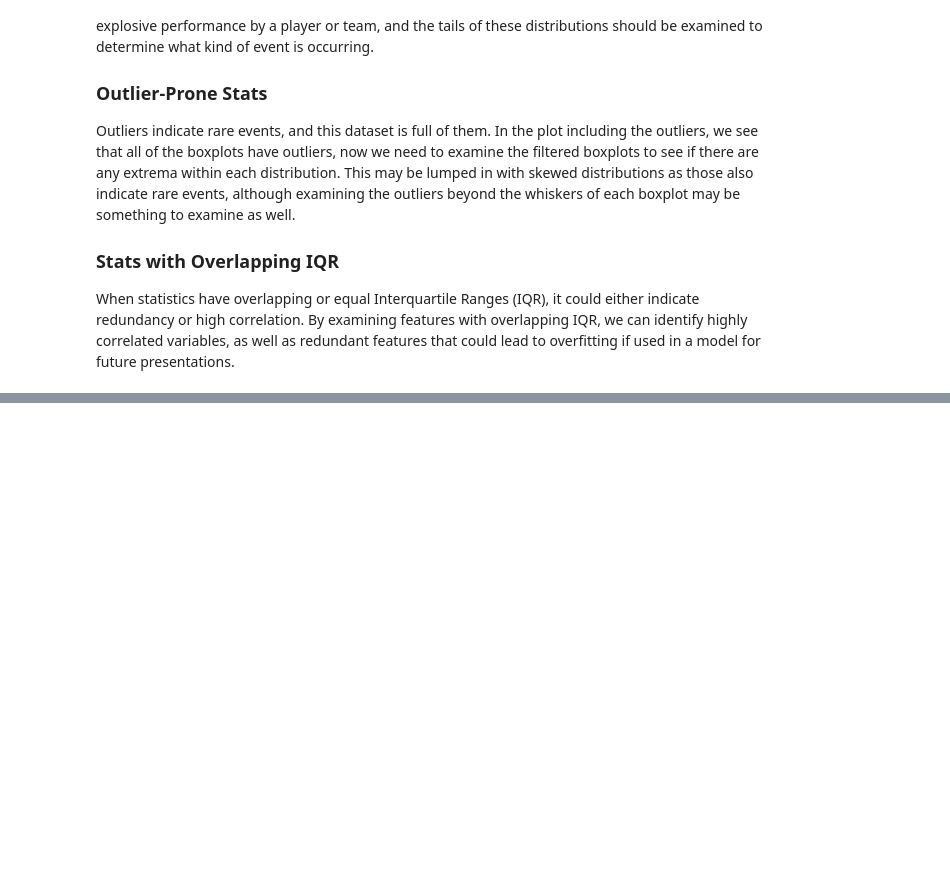
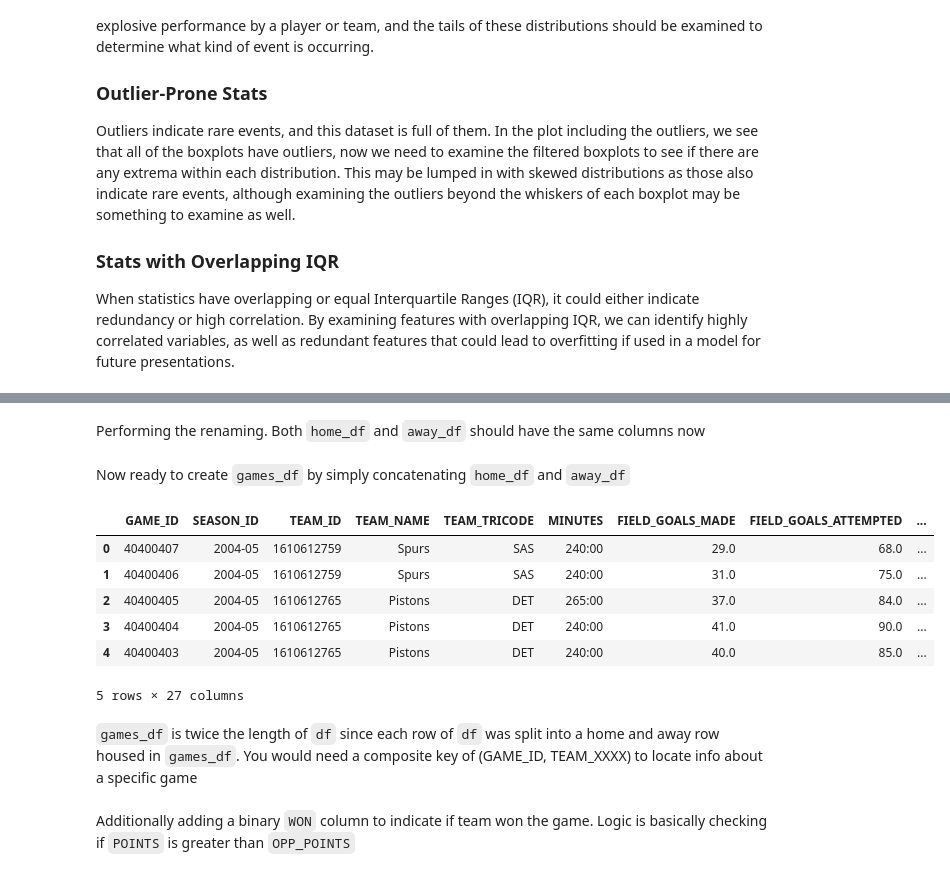
Before and after one commit to dBCooper2/bint-capstone, a Jupyter notebook: projects/dBCooper2/client-pres-1.ipynb, the cells around one changed output, grey strips where cells are left out. Cells and saved outputs as stored; diff of their text form; code cells hidden in the pictures; blank space fills up the shorter version.

```diff
--- a/projects/dBCooper2/client-pres-1.ipynb
+++ b/projects/dBCooper2/client-pres-1.ipynb
@@ -169,0 +203,6 @@ When statistics have overlapping or equal Interquartile Ranges (IQR), it could e
+# %%
+home_df_columns = ['GAME_ID', 'SEASON_ID']  + [col for col in df.columns if col.startswith('HOME_')] + ['AWAY_POINTS']
+
+away_df_columns = ['GAME_ID', 'SEASON_ID']  + [col for col in df.columns if col.startswith('AWAY_')] + ['HOME_POINTS']
+
+assert len(home_df_columns)  == len(away_df_columns)
@@ -169,0 +211,7 @@ When statistics have overlapping or equal Interquartile Ranges (IQR), it could e
+# %%
+home_df = df[home_df_columns]
+home_df.loc[:,'IS_HOME'] = 1
+
+
+away_df = df[away_df_columns]
+away_df.loc[:,'IS_HOME'] = 0
@@ -169,0 +279,33 @@ When statistics have overlapping or equal Interquartile Ranges (IQR), it could e
+# %% [markdown]
+Performing the renaming. Both `home_df` and `away_df` should have the same columns now
+# %%
+home_df = home_df.rename(
+    columns=dict(zip(list(home_df.columns), new_column_names))
+)
+
+away_df = away_df.rename(
+    columns=dict(zip(list(away_df.columns), new_column_names))
+)
+
+
+assert list(home_df.columns) == list(away_df.columns)
+# %% [markdown]
+Now ready to create `games_df` by simply concatenating `home_df` and `away_df`
+# %%
+games_df = pd.concat([home_df, away_df], ignore_index=True)
+
+assert len(games_df) == len(df) *2
+
+games_df.head()
+# %% [output]
+|  | GAME_ID | SEASON_ID | TEAM_ID | TEAM_NAME | TEAM_TRICODE | MINUTES | FIELD_GOALS_MADE | FIELD_GOALS_ATTEMPTED | ... |
+| 0 | 40400407 | 2004-05 | 1610612759 | Spurs | SAS | 240:00 | 29.0 | 68.0 | ... |
+| 1 | 40400406 | 2004-05 | 1610612759 | Spurs | SAS | 240:00 | 31.0 | 75.0 | ... |
+| 2 | 40400405 | 2004-05 | 1610612765 | Pistons | DET | 265:00 | 37.0 | 84.0 | ... |
+| 3 | 40400404 | 2004-05 | 1610612765 | Pistons | DET | 240:00 | 41.0 | 90.0 | ... |
+| 4 | 40400403 | 2004-05 | 1610612765 | Pistons | DET | 240:00 | 40.0 | 85.0 | ... |
+5 rows × 27 columns
+# %% [markdown]
+`games_df` is twice the length of `df` since each row of `df` was split into a home and away row housed in `games_df`. You would need a composite key of (GAME_ID, TEAM_XXXX) to locate info about a specific game
+# %% [markdown]
+Additionally adding a binary `WON` column to indicate if team won the game. Logic is basically checking if `POINTS` is greater than `OPP_POINTS`
```
Also changed, not shown: parts of 12 cells of this notebook.
